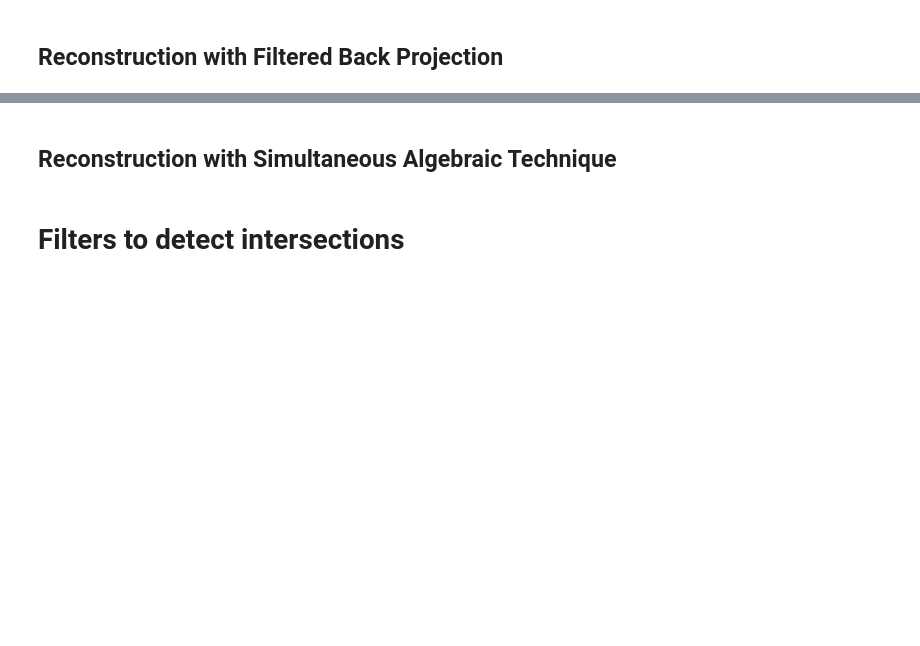
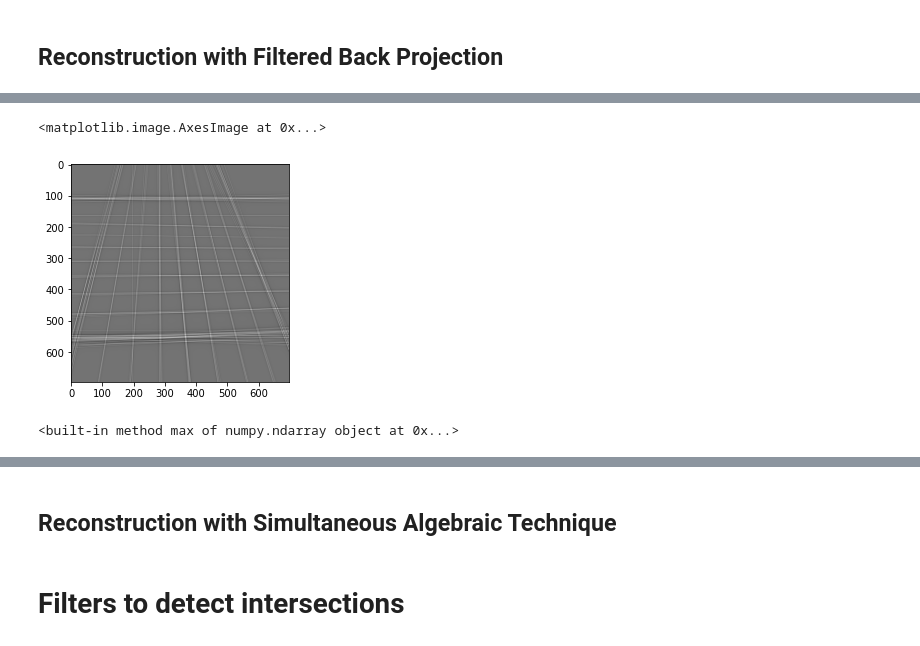
Before and after one commit to SamRapier/DigitisingChess, a Jupyter notebook: ChessBoardGridSegmentation.ipynb, the cells around one changed output, grey strips where cells are left out. Drawn from its saved outputs; the diff is of its cells as text; code cells hidden in the pictures; blank space fills up the shorter version.

```diff
--- a/ChessBoardGridSegmentation.ipynb
+++ b/ChessBoardGridSegmentation.ipynb
@@ -777,0 +796,11 @@ reconstruction_fbp = iradon(sinogram, theta=theta2, filter_name='cosine', circle
+# %%
+# secDerivExtract
+reconstruction_fbp_secDerivExtract = iradon(secDerivExtract, theta=theta2, filter_name='cosine', circle=False)
+plt.imshow(reconstruction_fbp_secDerivExtract, cmap=plt.cm.Greys_r)
+# %% [output]
+<matplotlib.image.AxesImage at 0x...>
+[figure, added]
+# %%
+print(reconstruction_fbp_secDerivExtract.max)
+# %% [output]
+<built-in method max of numpy.ndarray object at 0x...>
```
Also changed, not shown: parts of 49 cells of this notebook.
